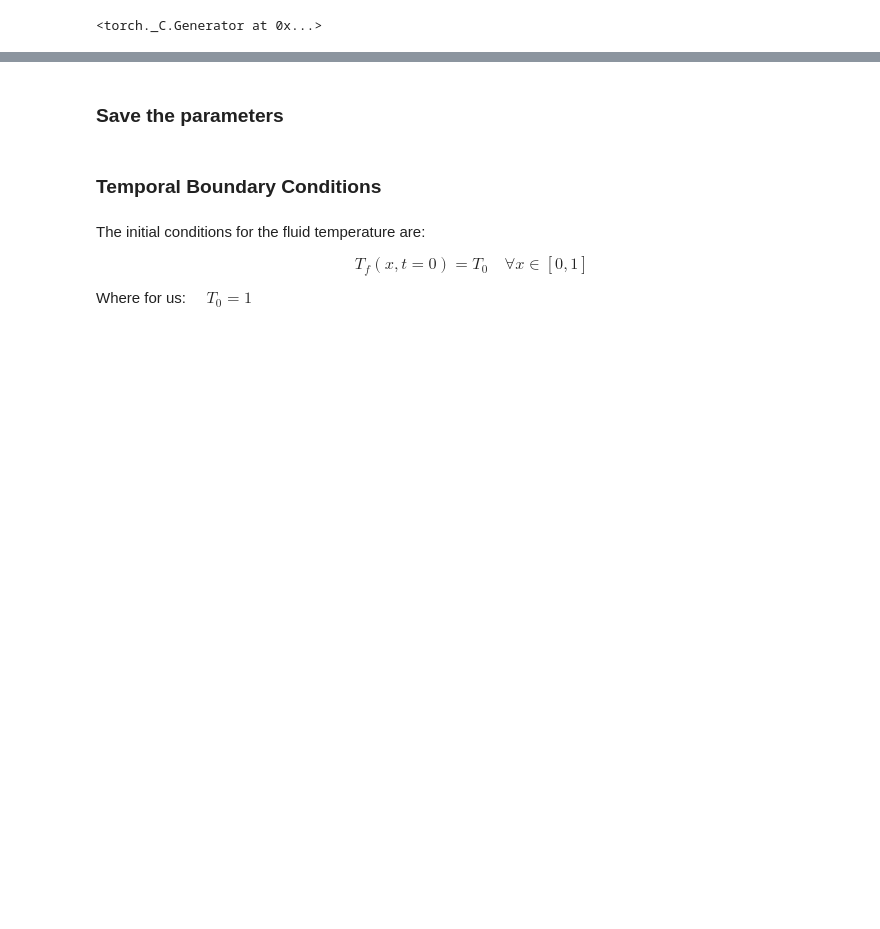
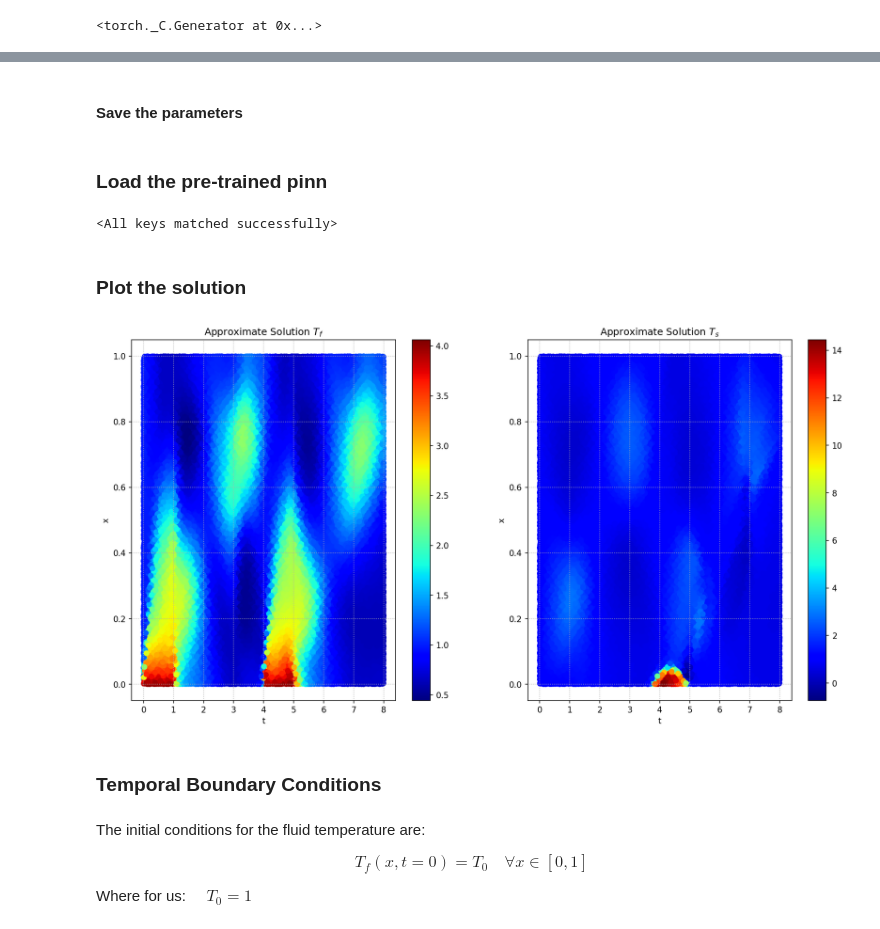
Before and after one commit to guglielmopacifico/DeepLearning, a Jupyter notebook: Task_2/task2.ipynb, the cells around one changed output, grey strips where cells are left out. Cells and saved outputs as stored; diff of their text form; code cells hidden in the pictures; blank space fills up the shorter version.

Commit message:
Add plot to evaluate the results

```diff
--- a/Task_2/task2.ipynb
+++ b/Task_2/task2.ipynb
@@ -598,10 +538,23 @@ Total loss:  -0.6842 | PD
 <matplotlib.legend.Legend at 0x...>
 [figure]
 # %% [markdown]
-### Save the parameters
+#### Save the parameters
 # %%
 torch.save(pinn.approximate_solution.state_dict(), 'approximate_solution_parameters.pth')
 torch.save(pinn.approximate_coefficient.state_dict(), 'approximate_coefficient_parameters.pth')
+# %% [markdown]
+### Load the pre-trained pinn
+# %%
+pinn.approximate_solution.load_state_dict(torch.load("approximate_solution_parameters.pth"))
+pinn.approximate_coefficient.load_state_dict(torch.load("approximate_coefficient_parameters.pth"))
+# %% [output]
+<All keys matched successfully>
+# %% [markdown]
+### Plot the solution
+# %%
+pinn.plotting()
+# %% [output]
+[figure, added]
 # %% [markdown]
 ### Temporal Boundary Conditions
 # %% [markdown]
```
Also changed, not shown: parts of 8 cells of this notebook.
